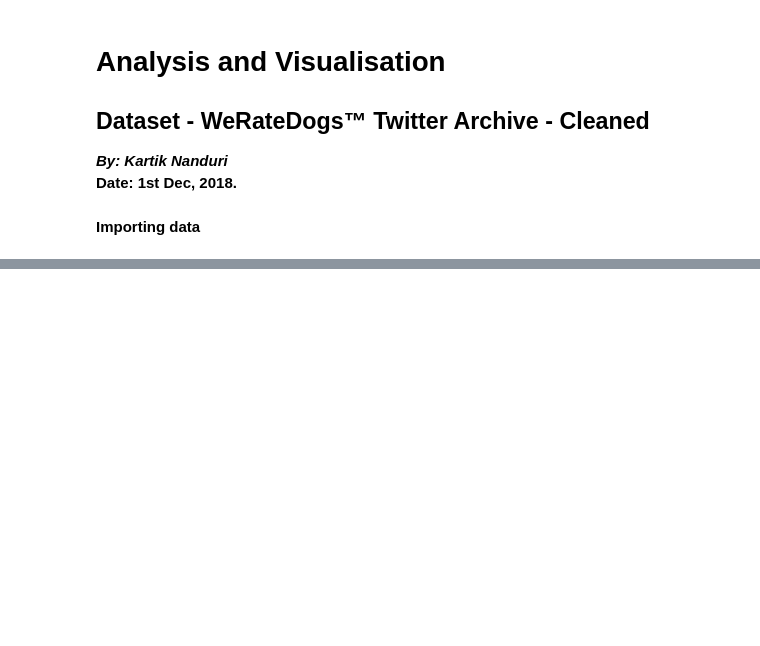
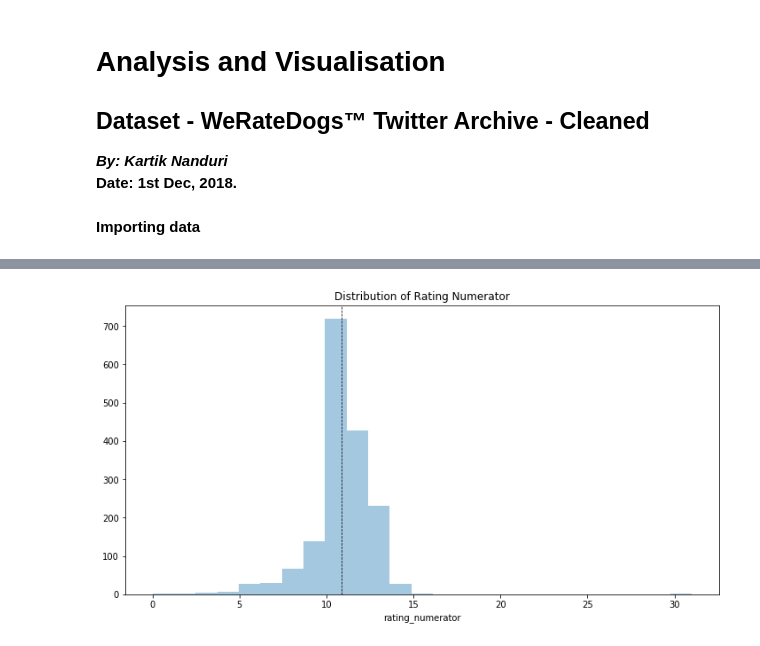
Before and after one commit to saikn85/Wrangle_WeRateDogs, a Jupyter notebook: act_report.ipynb, the cells around one changed output, grey strips where cells are left out. Saved outputs shown, nothing was run; the diff lists cells and outputs as text; code cells hidden in the pictures; blank space fills up the shorter version.

Commit message:
Visualisation and Analysis - Done

```diff
--- a/act_report.ipynb
+++ b/act_report.ipynb
@@ -48,0 +62,8 @@ AttributeError: 'DataFrame' object has no attribute 'tweet_date'
+# %%
+# plotitng the distribution
+fig, ax = plt.subplots(figsize=(12, 6))
+sns.distplot(twitter['rating_numerator'], kde=False, bins = 25)
+plt.title('Distribution of Rating Numerator')
+plt.axvline(twitter.rating_numerator.mean(), color='black', linestyle="dashed", linewidth=0.75);
+# %% [output]
+[figure, added]
```
Also changed, not shown: parts of 22 cells of this notebook, 1 other file.
